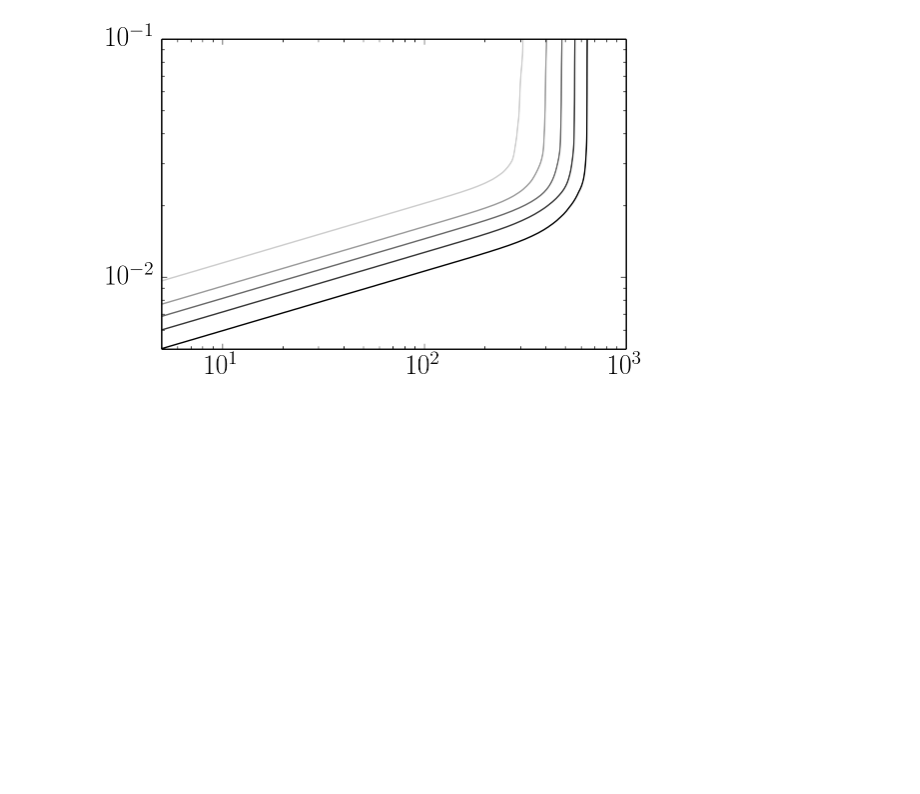
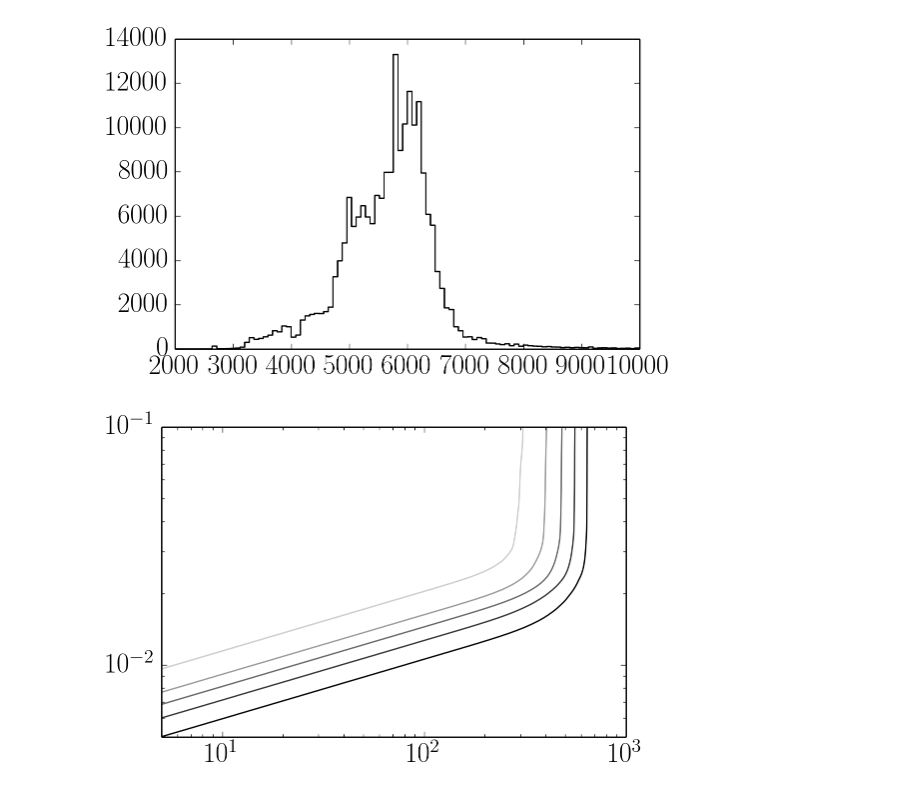
Before and after one commit to dfm/exopop2, a Jupyter notebook: Completeness.ipynb, the cells around one changed output. Saved outputs shown, nothing was run; the diff lists cells and outputs as text; code cells hidden in the pictures; blank space fills up the shorter version.

```diff
--- a/Completeness.ipynb
+++ b/Completeness.ipynb
@@ -15,6 +15,10 @@ from scipy.stats import binom
 from exopop2.data import get_kois, get_stlr
 # %%
 stlr = get_stlr()
+# %%
+pl.hist(stlr.teff, 100, range=(2000, 10000), histtype="step", color="k");
+# %% [output]
+[figure, added]
 # %%
 star = stlr.iloc[10500]
 # %%
```
Also changed, not shown: 3 other files.
